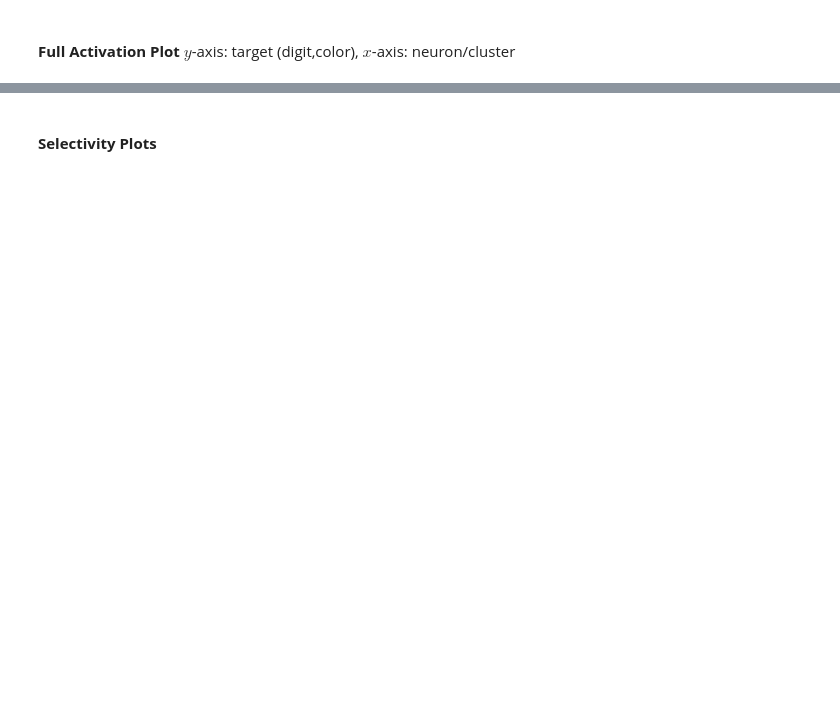
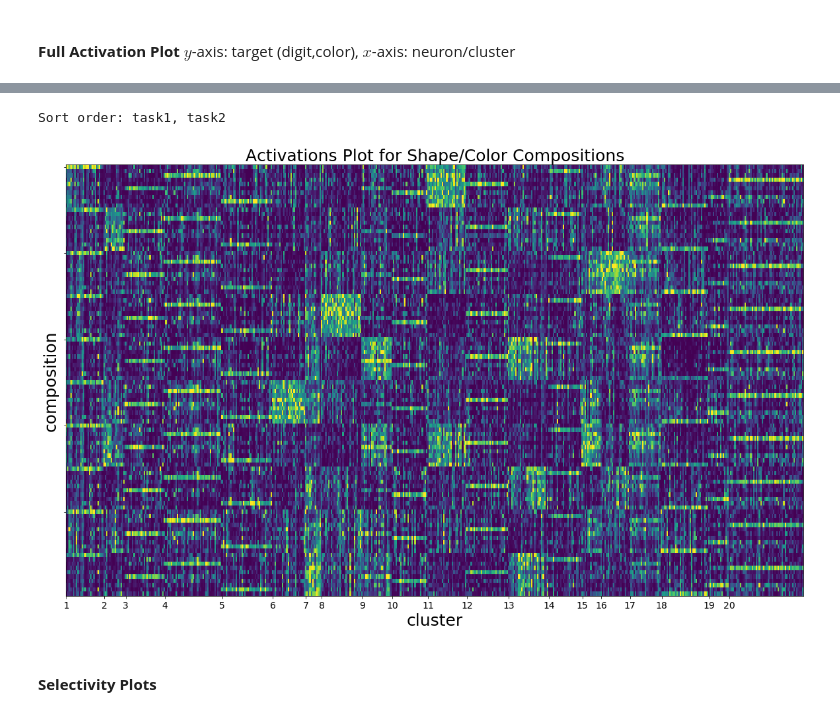
Before and after one commit to tim-henry/experiment-framework, a Jupyter notebook: util/activation_plots.ipynb, the cells around one changed output, grey strips where cells are left out. Saved outputs shown, nothing was run; the diff lists cells and outputs as text; code cells hidden in the pictures; blank space fills up the shorter version.

```diff
--- a/util/activation_plots.ipynb
+++ b/util/activation_plots.ipynb
@@ -151,3 +251,29 @@ plot_act_matrix(act_matrix=normalized_acts_mat, combinations_list=combinations,
+# %%
+if sort_by_task2:
+    print("Sort order: task2, task1")
+else:
+    print("Sort order: task1, task2")
+if use_thresholding:
+    input_mat = normalized_threshold_acts_mat
+else:
+    input_mat = normalized_acts_mat#[:,selectivity_dicts2['_layer1']['task_label'][88] == 0.0]
+
+input_mat = np.array(input_mat)
+
+
+act_matrix_path = plot_path + "/full_activations"
+
+if not os.path.exists(act_matrix_path):
+    os.makedirs(act_matrix_path)
+act_matrix_path += "/" + keep_pct_string + ".pdf"
+
+plot_act_matrix(act_matrix=input_mat, combinations_list=combinations,
+                n_clusters=num_clusters,title_dataset=short_names['task2'],
+               save=save,
+               save_path = act_matrix_path)
+# %% [output]
+Sort order: task1, task2
+[figure, added]
 # %%
 # ----------- LOAD DATA FOR SELECTIVITY PLOTS --------------
 if dataset_name == "left_out_colored_mnist":
```
Also changed, not shown: parts of 28 cells of this notebook, 7 other files.
